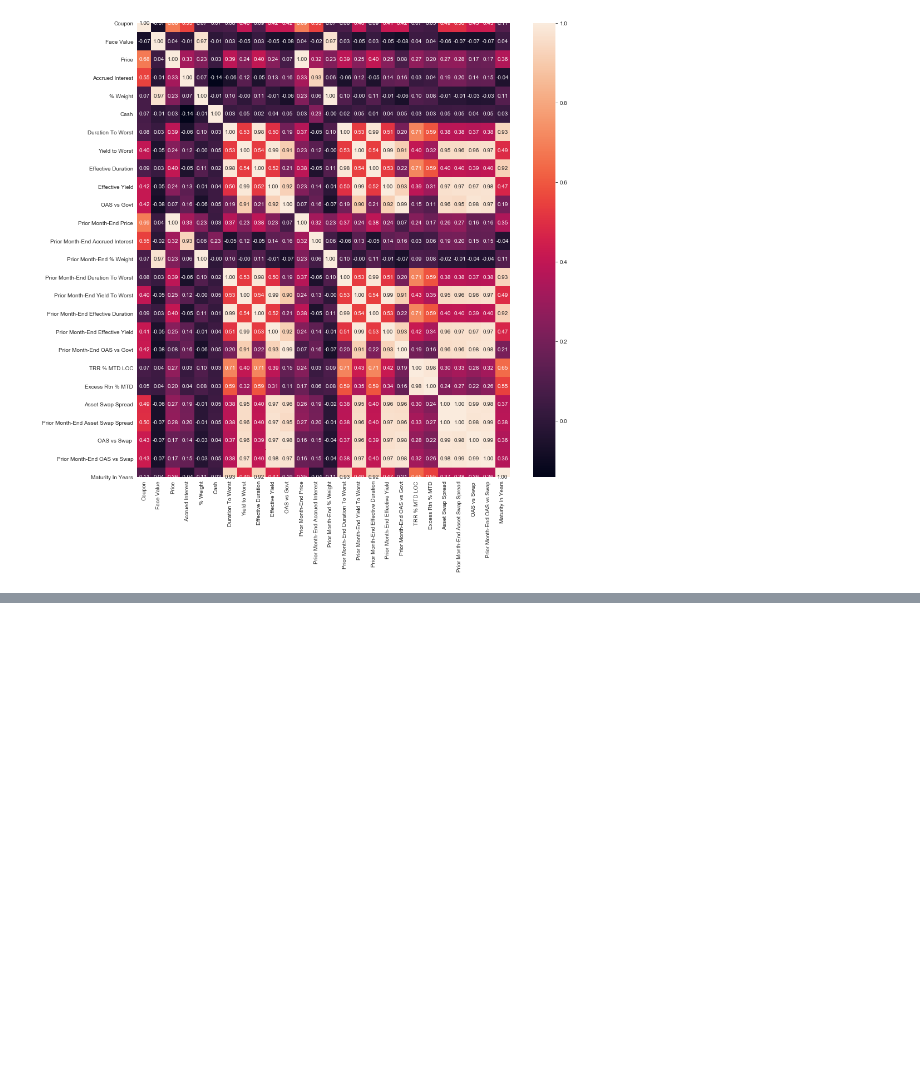
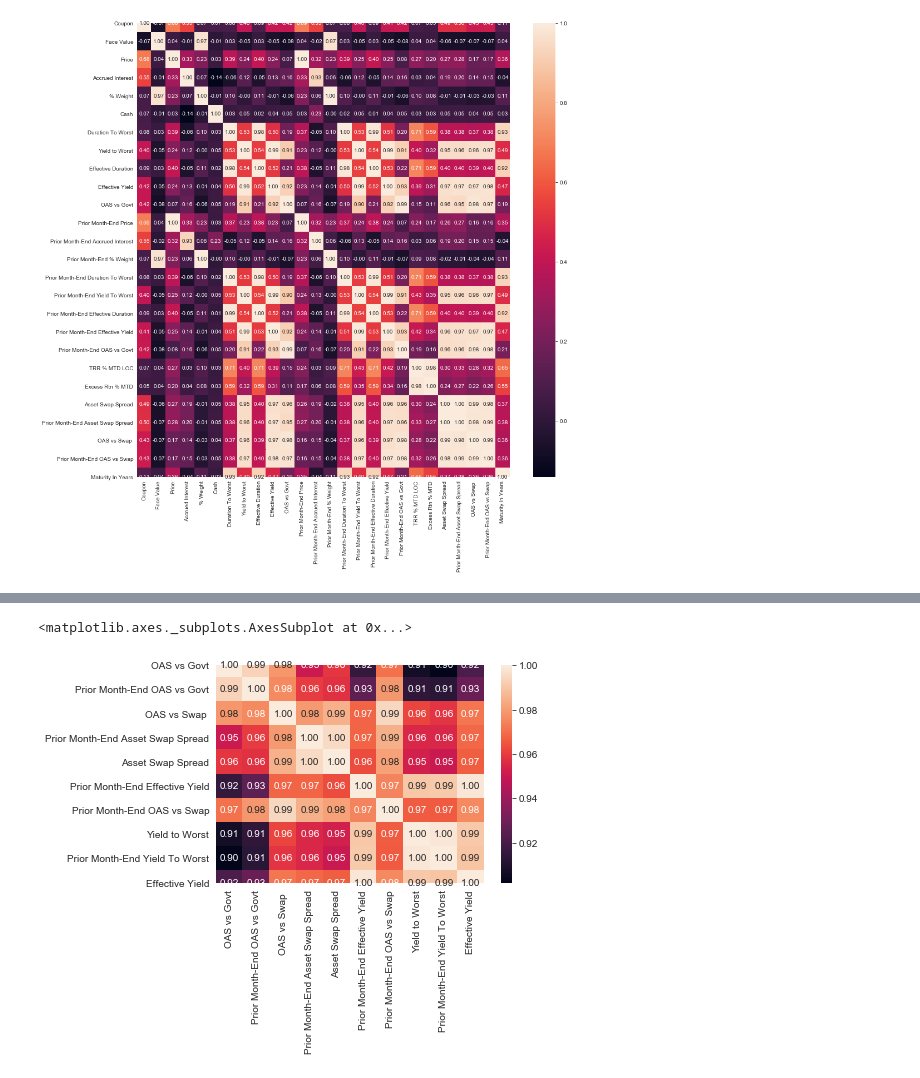
Before and after one commit to marius313/Data-Science-Dojo, a Jupyter notebook: bond_similarity_mk1.ipynb, the cells around one changed output, grey strips where cells are left out. Saved outputs shown, nothing was run; the diff lists cells and outputs as text; code cells hidden in the pictures; blank space fills up the shorter version.

```diff
--- a/bond_similarity_mk1.ipynb
+++ b/bond_similarity_mk1.ipynb
@@ -285,0 +188,2 @@ bonds_clean.loc[[42,222,221,870], :].T
+# %%
+numeric_features_clusters = pd.Series(clusters_corr, index=numeric_columns).sort_values()
@@ -285,0 +197,5 @@ bonds_clean.loc[[42,222,221,870], :].T
+# %%
+sns.heatmap(bonds_clean[numeric_features_clusters[numeric_features_clusters<=2].index].corr(), annot=True, fmt=".2f")
+# %% [output]
+<matplotlib.axes._subplots.AxesSubplot at 0x...>
+[figure, added]
```
Also changed, not shown: parts of 64 cells of this notebook.
